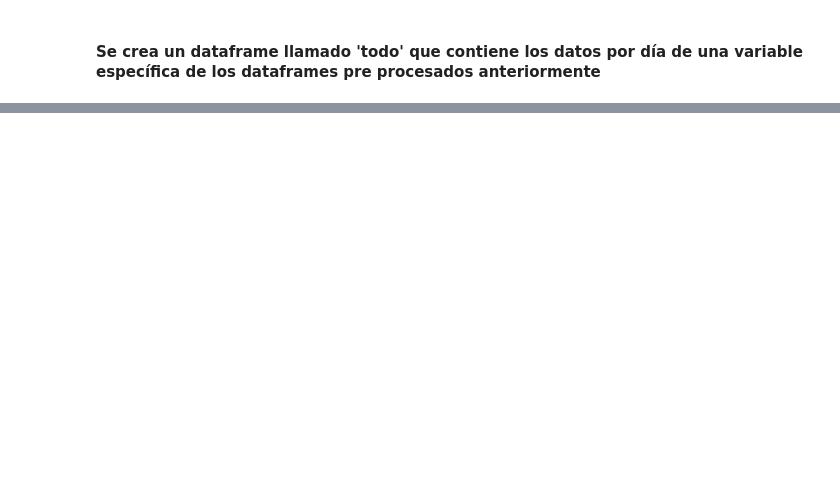
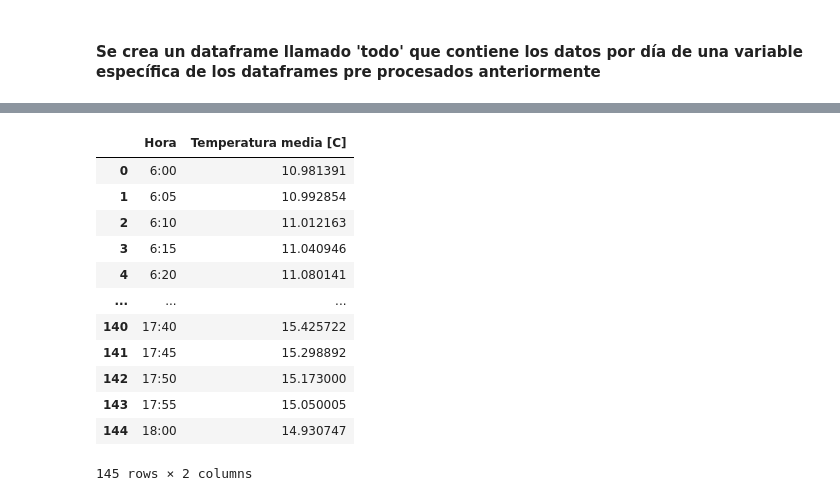
Before and after one commit to only-Robin/Proyecto-Electronica, a Jupyter notebook: DATOS SOLAR/Pre procesados/Pronóstico Solar PV.ipynb, the cells around one changed output, grey strips where cells are left out. Cells and saved outputs as stored; diff of their text form; code cells hidden in the pictures; blank space fills up the shorter version.

```diff
--- a/DATOS SOLAR/Pre procesados/Pronóstico Solar PV.ipynb
+++ b/DATOS SOLAR/Pre procesados/Pronóstico Solar PV.ipynb
@@ -270,0 +337,16 @@ plt.show()
+# %%
+todoTemp
+# %% [output]
+|  | Hora | Temperatura media [C] |
+| 0 | 6:00 | 10.981391 |
+| 1 | 6:05 | 10.992854 |
+| 2 | 6:10 | 11.012163 |
+| 3 | 6:15 | 11.040946 |
+| 4 | 6:20 | 11.080141 |
+| ... | ... | ... |
+| 140 | 17:40 | 15.425722 |
+| 141 | 17:45 | 15.298892 |
+| 142 | 17:50 | 15.173000 |
+| 143 | 17:55 | 15.050005 |
+| 144 | 18:00 | 14.930747 |
+145 rows × 2 columns
```
Also changed, not shown: parts of 18 cells of this notebook.
